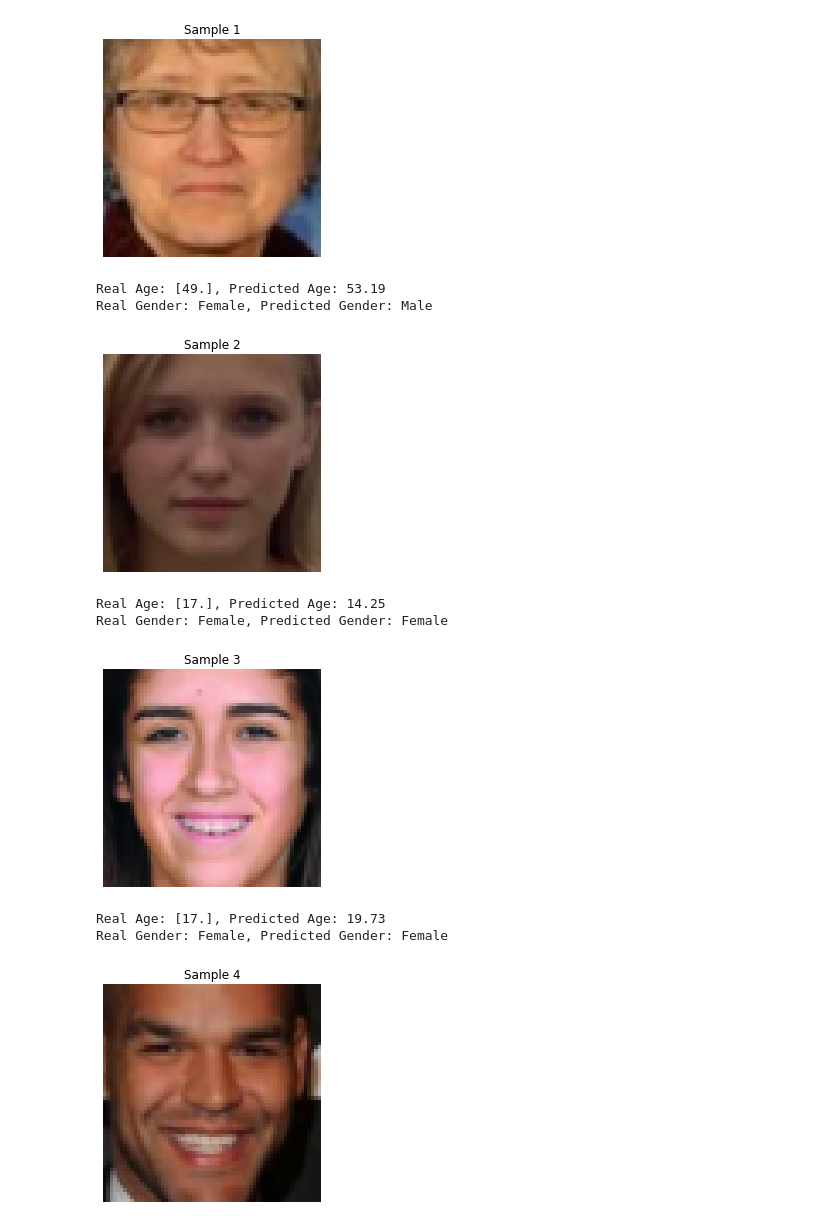
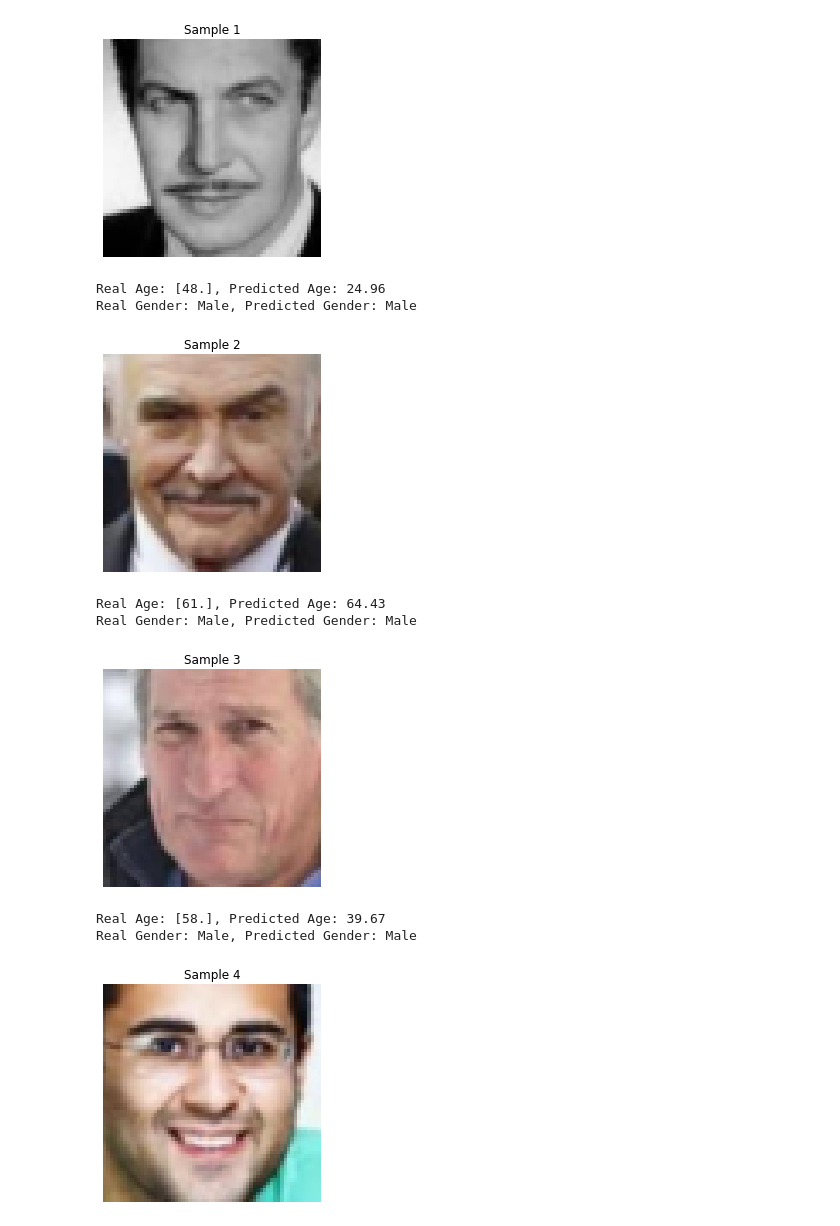
Before and after one commit to plspeziali/AgeGender-CNN, a Jupyter notebook: Notebook/AgeGender-Single.ipynb, the cells around one changed output. Cells and saved outputs as stored; diff of their text form; code cells hidden in the pictures.

```diff
--- a/Notebook/AgeGender-Single.ipynb
+++ b/Notebook/AgeGender-Single.ipynb
@@ -16,7 +16,9 @@ ages = [int(file.split('_')[0]) for file in file_list]
 genders = [int(file.split('_')[1]) for file in file_list]  # 0 for Male, 1 for Female
 df = pd.DataFrame({'filename': file_list, 'age': ages, 'gender': genders})
 
-train_df, test_df = train_test_split(df, test_size=0.2, random_state=42)
+proj_df, test_df = train_test_split(df, test_size=0.2, random_state=42)
+
+train_df, val_df = train_test_split(proj_df, test_size=0.2, random_state=42)
 
 transform = transforms.Compose([
     transforms.Resize((64, 64)),  # Ridimensiona le immagini a 64x64
@@ -46,11 +48,13 @@ class UTKFaceDataset(Dataset):
 
 # Crea istanze del dataset per addestramento e test
 train_dataset = UTKFaceDataset(dataframe=train_df, root_dir=dataset_path, transform=transform)
+val_dataset = UTKFaceDataset(dataframe=val_df, root_dir=dataset_path, transform=transform)
 test_dataset = UTKFaceDataset(dataframe=test_df, root_dir=dataset_path, transform=transform)
 
 # Crea DataLoader per iterare sui dati durante l'addestramento
 batch_size = 64
 train_loader = DataLoader(train_dataset, batch_size=batch_size, shuffle=True)
+val_loader = DataLoader(val_dataset, batch_size=batch_size, shuffle=False)
 test_loader = DataLoader(test_dataset, batch_size=batch_size, shuffle=False)
 # %%
 import torch
@@ -313,47 +317,47 @@ plt.show()
 import matplotlib.pyplot as plt
 import numpy as np
 
-# Valuta il modello sul set di test
+# Valuta il modello sul set di train
 model.eval()
 with torch.no_grad():
-    for i, (inputs, gender_labels, age_labels) in enumerate(test_loader):
+    for i, (inputs, gender_labels, age_labels) in enumerate(val_loader):
         age_labels = age_labels.float().view(-1, 1)
         if torch.cuda.is_available():
             inputs = inputs.cuda()
             gender_labels = gender_labels.cuda()
             age_labels = age_labels.cuda()
         gender_output, age_output = model(inputs)
 
         # Converte le predizioni in età e genere previsti
         predicted_age = age_output.cpu().numpy()
         predicted_gender = torch.argmax(gender_output, dim=1).cpu().numpy()
 
         # Età e genere reali
         real_age = age_labels.cpu().numpy()
         real_gender = gender_labels.cpu().numpy()
 
         # Stampa alcuni esempi
         if i % 100 == 0:
             for j in range(len(inputs)):
                 # Visualizza l'immagine
                 img = np.transpose(inputs[j].cpu().numpy(), (1, 2, 0))
                 plt.imshow(img)
                 plt.title(f"Sample {i * len(inputs) + j + 1}")
                 plt.axis('off')
                 plt.show()
 
                 # Stampa età e genere reali e predetti
                 print(f"Real Age: {real_age[j]}, Predicted Age: {predicted_age[j][0]:.2f}")
                 print(f"Real Gender: {'Male' if real_gender[j] == 0 else 'Female'}, Predicted Gender: {'Male' if predicted_gender[j] == 0 else 'Female'}")
                 print("\n")
 # %% [output]
-[figure, old version]
+[figure, new version]
-Real Age: [49.], Predicted Age: 53.19
-Real Gender: Female, Predicted Gender: Male
+Real Age: [48.], Predicted Age: 24.96
+Real Gender: Male, Predicted Gender: Male
-[figure, old version]
+[figure, new version]
-Real Age: [17.], Predicted Age: 14.25
-Real Gender: Female, Predicted Gender: Female
+Real Age: [61.], Predicted Age: 64.43
+Real Gender: Male, Predicted Gender: Male
-[figure, old version]
+[figure, new version]
-Real Age: [17.], Predicted Age: 19.73
-Real Gender: Female, Predicted Gender: Female
+Real Age: [58.], Predicted Age: 39.67
+Real Gender: Male, Predicted Gender: Male
-[figure, old version]
+[figure, new version]
```
Also changed, not shown: parts of 6 cells of this notebook.
